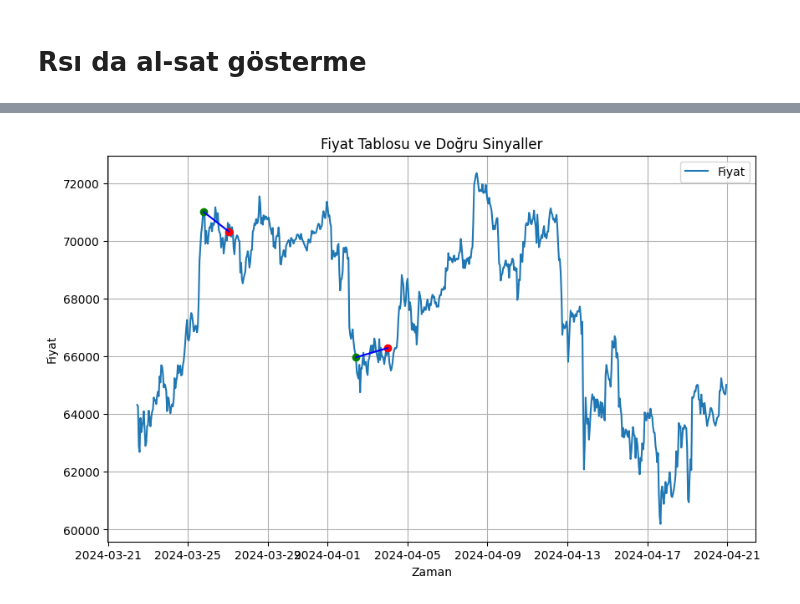
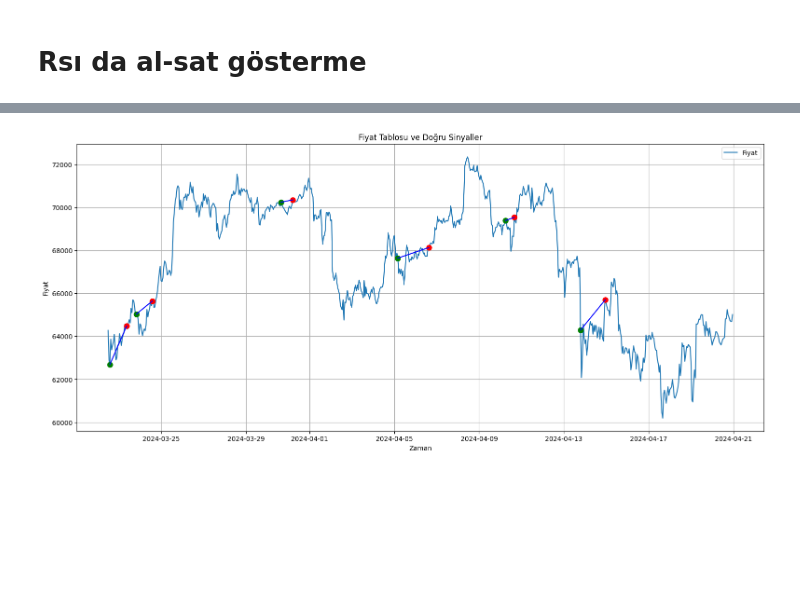
Before and after one commit to emircanbacanak/crypto_recommendation, a Jupyter notebook: crypto_recommendation.ipynb, the cells around one changed output, grey strips where cells are left out. Drawn from its saved outputs; the diff is of its cells as text; code cells hidden in the pictures; blank space fills up the shorter version.

```diff
--- a/crypto_recommendation.ipynb
+++ b/crypto_recommendation.ipynb
@@ -19,14 +18,14 @@ from datetime import datetime, timedelta
 end = datetime.now().strftime('%Y-%m-%d')
 start = datetime.now() - pd.DateOffset(days=30)
 data = yf.download("BTC-USD", start=start, end=end, interval="60m")
-rsi_period = 14
+rsi_period = 7
 close_prices = data['Close'].values
 
 # RSI değerlerini hesapla
 rsi_values = ti.rsi(close_prices, period=rsi_period)
 
-buy_signal = rsi_values < 39
-sell_signal = rsi_values > 70
+buy_signal = rsi_values < 36
+sell_signal = rsi_values > 75
 
 # Al ve sat sinyallerinin olduğu zamanlardaki indeksleri bul
 buy_indices = np.where(buy_signal)[0]
@@ -96,34 +95,34 @@ def plot_correct_signals(data, signals, buy_indices, sell_indices):
 
     for i in range(len(signals) - 1):
         # Eğer mevcut sinyal bir alım sinyaliyse
         if signals[i] in buy_indices:
             # Sonraki sinyal bir satım sinyaliyse ve fiyat yükselmişse
             if signals[i+1] in sell_indices and data['Close'].values[signals[i+1]] > data['Close'].values[signals[i]]:
                 correct_signals.append((signals[i], signals[i+1]))
         # Eğer mevcut sinyal bir satım sinyaliyse
         elif signals[i] in sell_indices:
             # Sonraki sinyal bir alım sinyaliyse ve fiyat düşmüşse
             if signals[i+1] in buy_indices and data['Close'].values[signals[i+1]] < data['Close'].values[signals[i]]:
                 correct_signals.append((signals[i], signals[i+1]))
 
     # Fiyat tablosunu çiz
-    plt.figure(figsize=(10, 6))
+    plt.figure(figsize=(19, 8))
     plt.plot(data.index, data['Close'], label='Fiyat')
 
     # Doğru sinyalleri işaretle
     for entry, exit in correct_signals:
-        plt.plot(data.index[entry], data['Close'].values[entry], 'go')  # Al sinyali
-        plt.plot(data.index[exit], data['Close'].values[exit], 'ro')   # Sat sinyali
+        plt.plot(data.index[entry], data['Close'].values[entry], 'go' if entry in buy_indices else 'ro', markersize=8)  # Al sinyali yeşil, sat sinyali kırmızı
+        plt.plot(data.index[exit], data['Close'].values[exit], 'go' if exit in buy_indices else 'ro', markersize=8)   # Al sinyali yeşil, sat sinyali kırmızı
         plt.plot([data.index[entry], data.index[exit]], [data['Close'].values[entry], data['Close'].values[exit]], 'b-')  # Bağlantı çizgisi
 
     plt.title('Fiyat Tablosu ve Doğru Sinyaller')
     plt.xlabel('Zaman')
     plt.ylabel('Fiyat')
     plt.legend()
     plt.grid(True)
     plt.show()
 
 # Fonksiyonu kullanarak doğru sinyalleri görselleştir
 plot_correct_signals(data, signals, buy_indices, sell_indices)
 # %% [output]
-[figure, old version]
+[figure, new version]
```
Also changed, not shown: parts of 6 cells of this notebook.
